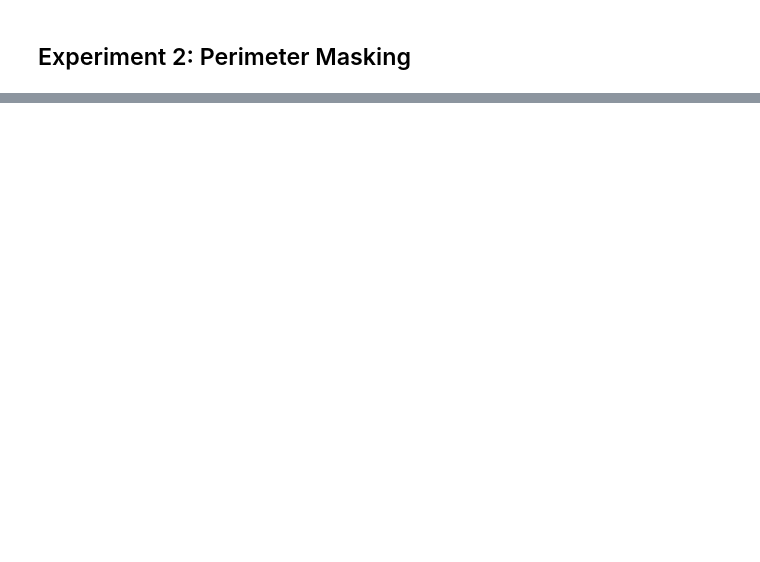
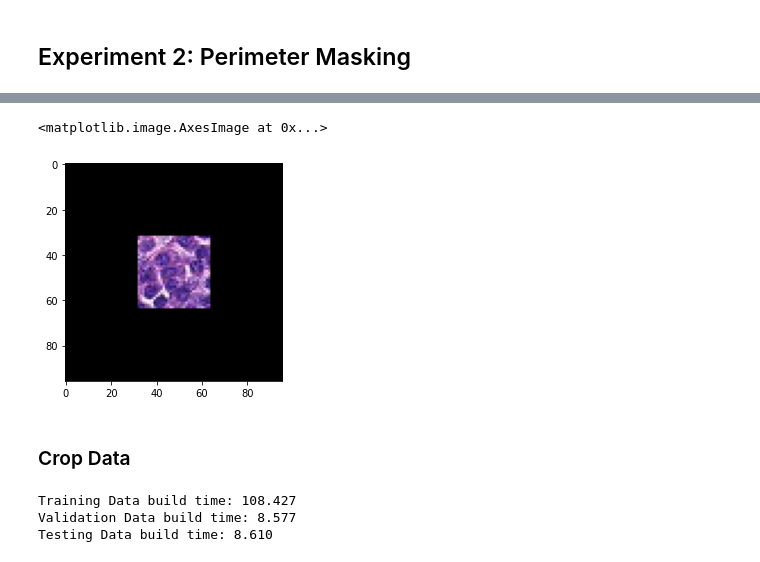
Before and after one commit to waleedrana1/NeuralNetsProject, a Jupyter notebook: Neural_Net_final_project.ipynb, the cells around one changed output, grey strips where cells are left out. Drawn from its saved outputs; the diff is of its cells as text; code cells hidden in the pictures; blank space fills up the shorter version.

Commit message:
added experiment 2 data loading

```diff
--- a/Neural_Net_final_project.ipynb
+++ b/Neural_Net_final_project.ipynb
@@ -255,0 +254,16 @@ COMPUTATIONAL EXPERIMENT ONE
+# %%
+# negate the 32 pixels on all sides of the image
+def negateContext(img, num_pixels = 32): # assumes a 3 x 96 x 96 image
+    top_end = num_pixels
+    bottom_start = 96 - num_pixels
+    for i in range(3):
+        img[i][:top_end] = 0
+        img[i][bottom_start:] = 0
+        for j in range(top_end, bottom_start):
+            img[i][j][:top_end] = 0
+            img[i][j][bottom_start:] = 0
+
+#negate the images contained in the data
+def negateContextOfData(data, num_pixels = 32):
+    for img in data:
+        negateContext(img, num_pixels)
@@ -255,0 +278,47 @@ COMPUTATIONAL EXPERIMENT ONE
+# %%
+img_copy = torch.clone(img_orig)
+negateContext(img_copy)
+plt.imshow(img_copy.permute(1,2,0).type(torch.LongTensor))
+# %% [output]
+<matplotlib.image.AxesImage at 0x...>
+[figure, added]
+# %% [markdown]
+### Crop Data
+# %%
+#If you organize the data like this, it shouldn't crash our computers lol
+start = time.time()
+training_labels = load_data("./Labels/Labels/camelyonpatch_level_2_split_train_y.h5").squeeze().type(torch.LongTensor)
+training_labels = training_labels[:training_num]
+training_images = load_data("./pcam/training_split.h5")
+training_images = training_images[:training_num]
+training_images = training_images.permute((0,3,1,2)).type(torch.FloatTensor)
+negateContextOfData(training_images)
+CroppedTrainingData = CustomImageDataset(training_images ,training_labels)
+end = time.time()
+print("Training Data build time: %0.3f" % (end-start))
+
+start = time.time()
+validation_labels = load_data("./Labels/Labels/camelyonpatch_level_2_split_valid_y.h5").squeeze().type(torch.LongTensor)
+validation_labels = validation_labels[:val_num]
+validation_split = load_data("./pcam/validation_split.h5")
+validation_split = validation_split[:val_num]
+validation_split = validation_split.permute((0,3,1,2)).type(torch.FloatTensor)
+negateContextOfData(validation_split)
+CroppedValData = CustomImageDataset(validation_split,validation_labels)
+end = time.time()
+print("Validation Data build time: %0.3f" % (end-start))
+
+start = time.time()
+testing_labels = load_data("./Labels/Labels/camelyonpatch_level_2_split_test_y.h5").squeeze().type(torch.LongTensor)
+testing_labels = testing_labels[:testing_num]
+test_split = load_data("./pcam/test_split.h5")
+test_split = test_split[:testing_num]
+test_split = test_split.permute((0,3,1,2)).type(torch.FloatTensor)
+negateContextOfData(test_split)
+CroppedTestData = CustomImageDataset(test_split,testing_labels)
+end = time.time()
+print("Testing Data build time: %0.3f" % (end-start))
+# %% [output]
+Training Data build time: 108.427
+Validation Data build time: 8.577
+Testing Data build time: 8.610
```
Also changed, not shown: parts of 10 cells of this notebook, 1 other file.
